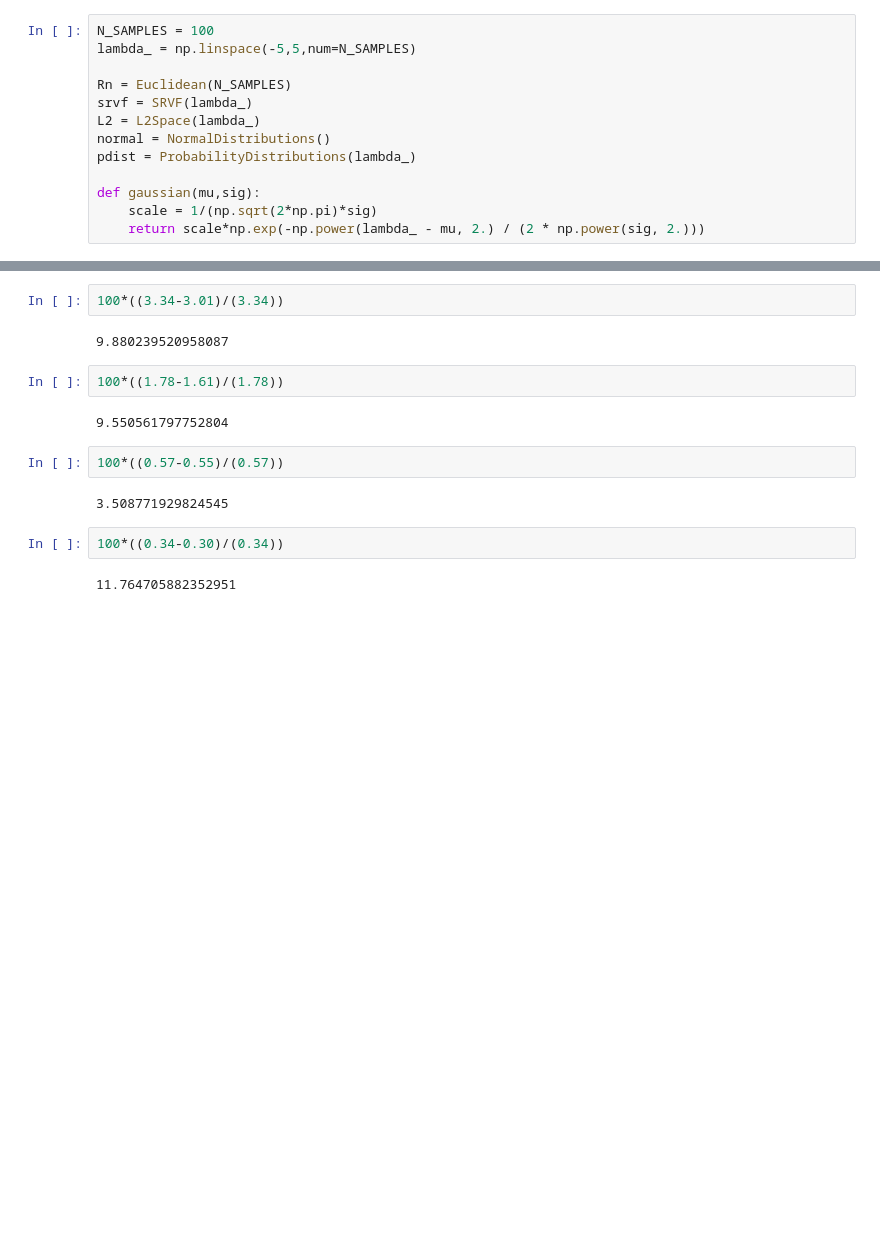
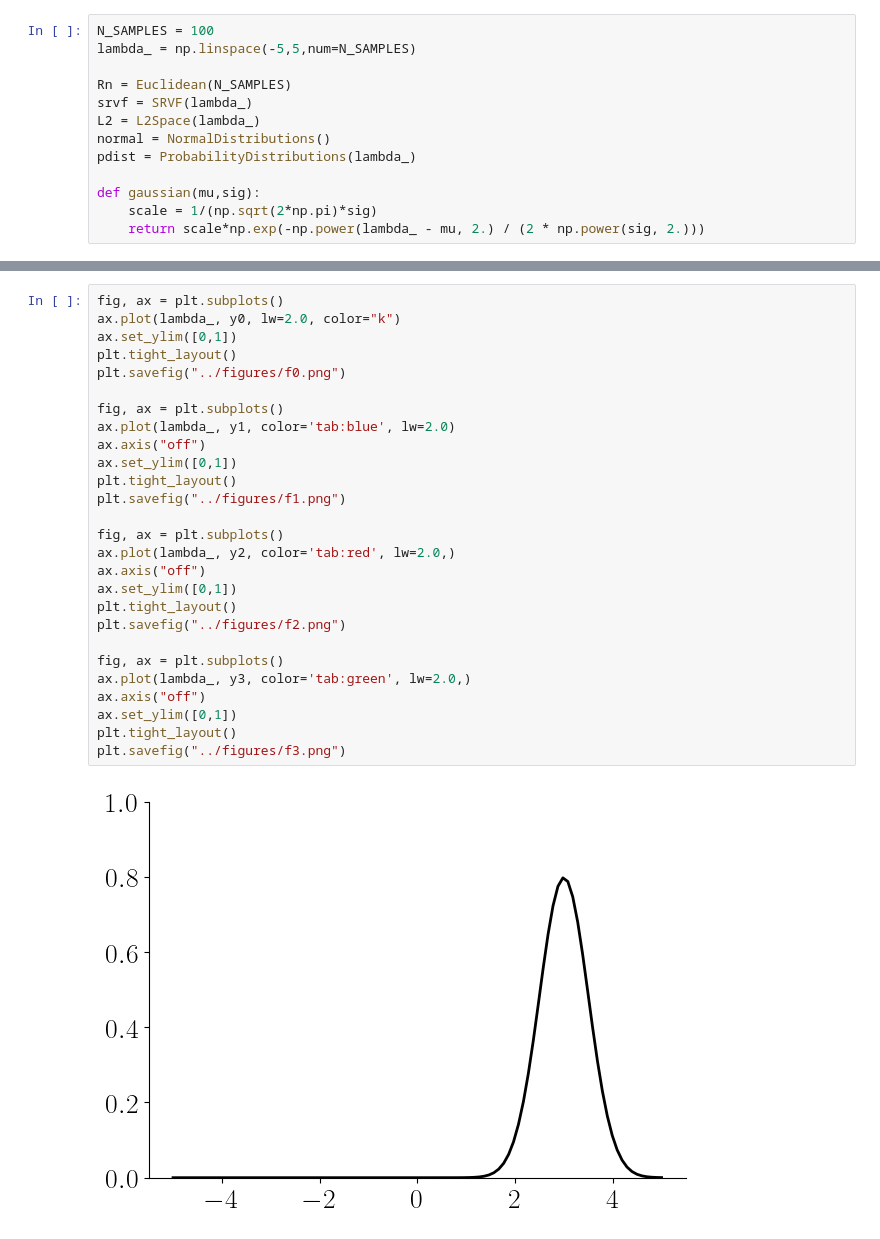
Before and after one commit to pozzo-research-group/HEAD, a Jupyter notebook: paper/01_distance_example_figure2.ipynb, the cells around one changed output, grey strips where cells are left out. Saved outputs shown, nothing was run; the diff lists cells and outputs as text; blank space fills up the shorter version.

```diff
--- a/paper/01_distance_example_figure2.ipynb
+++ b/paper/01_distance_example_figure2.ipynb
@@ -79,16 +77,29 @@ L2 distance : [0.34, 0.34, 0.30]
-# %%
-100*((3.34-3.01)/(3.34))
-# %% [output]
-9.880239520958087
-# %%
-100*((1.78-1.61)/(1.78))
-# %% [output]
-9.550561797752804
-# %%
-100*((0.57-0.55)/(0.57))
-# %% [output]
-3.508771929824545
-# %%
-100*((0.34-0.30)/(0.34))
-# %% [output]
-11.764705882352951
+# %%
+fig, ax = plt.subplots()
+ax.plot(lambda_, y0, lw=2.0, color="k")
+ax.set_ylim([0,1])
+plt.tight_layout()
+plt.savefig("../figures/f0.png")
+
+fig, ax = plt.subplots()
+ax.plot(lambda_, y1, color='tab:blue', lw=2.0)
+ax.axis("off")
+ax.set_ylim([0,1])
+plt.tight_layout()
+plt.savefig("../figures/f1.png")
+
+fig, ax = plt.subplots()
+ax.plot(lambda_, y2, color='tab:red', lw=2.0,)
+ax.axis("off")
+ax.set_ylim([0,1])
+plt.tight_layout()
+plt.savefig("../figures/f2.png")
+
+fig, ax = plt.subplots()
+ax.plot(lambda_, y3, color='tab:green', lw=2.0,)
+ax.axis("off")
+ax.set_ylim([0,1])
+plt.tight_layout()
+plt.savefig("../figures/f3.png")
+# %% [output]
+[figure, added]
```
Also changed, not shown: parts of 3 cells of this notebook, 2 other files.
